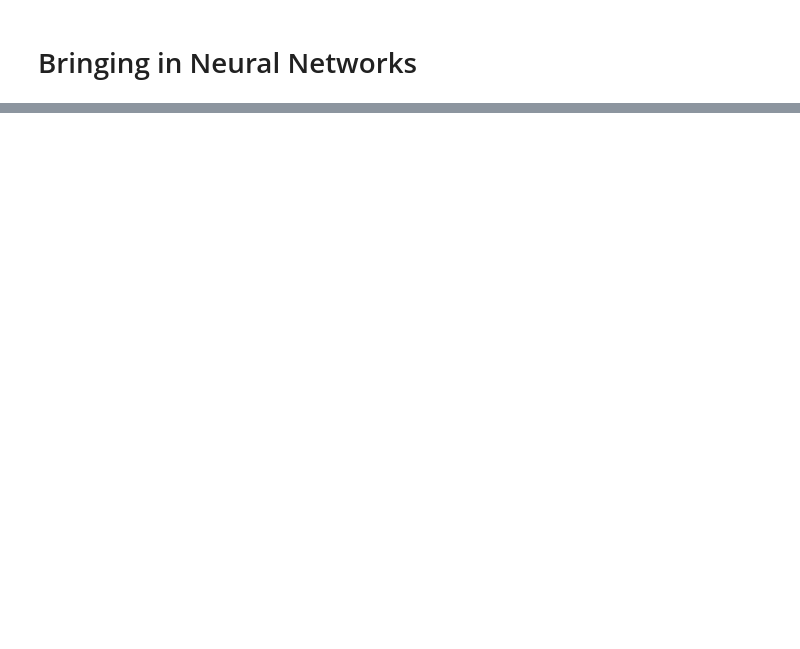
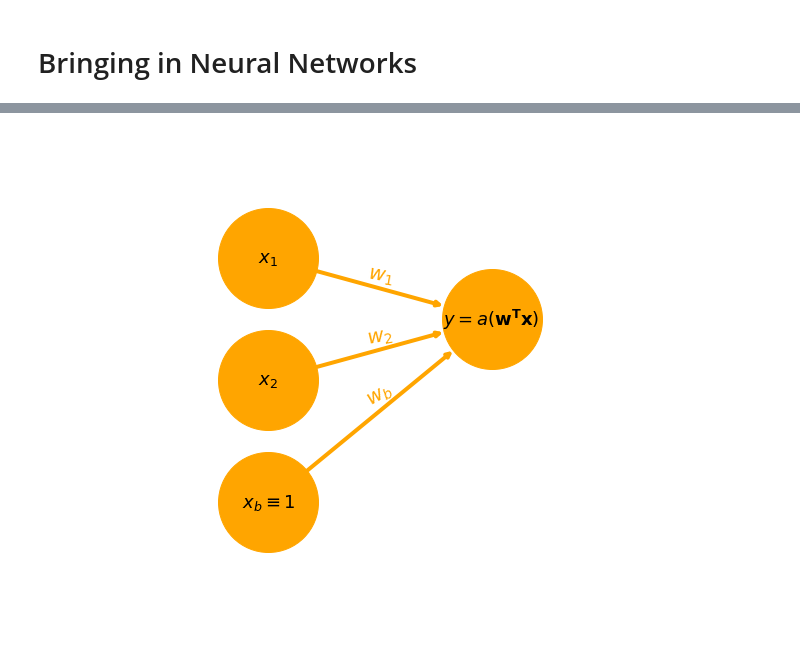
Before and after one commit to johndah/Intro-to-Machine-Learning, a Jupyter notebook: neural_networks_intro.ipynb, the cells around one changed output, grey strips where cells are left out. Cells and saved outputs as stored; diff of their text form; code cells hidden in the pictures; blank space fills up the shorter version.

```diff
--- a/neural_networks_intro.ipynb
+++ b/neural_networks_intro.ipynb
@@ -427,3 +401,56 @@ Latex('''
+# %%
+import pandas as pd
+import networkx as nx
+import matplotlib.pyplot as plt
+
+plt.figure(figsize=(12, 9))
+
+input_neurons = [r'$x_1$', r'$x_2$', r'$x_b \equiv1$']
+output_neurons = [r'$y = a(\mathbf{w^T x})$']*len(input_neurons)
+
+df = pd.DataFrame({'input_neurons': input_neurons,
+                   'output_neurons': output_neurons})
+
+pos = {input_neurons[0]: (1, 3),
+       input_neurons[1]: (1, 2),
+       input_neurons[2]: (1, 1),
+       output_neurons[0]: (2, 2.5)}
+
+labels = dict(zip(pos.keys(), pos.keys()))
+
+G = nx.from_pandas_edgelist(df,
+                            'input_neurons',
+                            'output_neurons',
+                            create_using=nx.DiGraph())
+
+nodes = nx.draw_networkx_nodes(G, pos,
+                               nodelist=G.nodes,
+                               node_size=1.e4,
+                               node_shape='o',
+                               node_color='orange',
+                               alpha=1.)
+nx.draw_networkx_labels(G, pos, labels, font_size=18)
+
+edges = nx.draw_networkx_edges(G, pos, node_size=1.e4,
+                               arrowstyle='->',
+                               edge_color='orange',
+                               width=4)
+
+nx.draw_networkx_edge_labels(G, pos, bbox=dict(facecolor='none', edgecolor='none'),
+                             font_size=20,
+                             font_color='orange',
+                             verticalalignment='bottom',
+                             edge_labels={(input_neurons[0], output_neurons[0]): r'$w_1$',
+                                          (input_neurons[1], output_neurons[1]): r'$w_2$',
+                                          (input_neurons[2], output_neurons[2]): r'$w_b$'})
+
+plt.xlim(0, 3)
+plt.ylim(0, 4)
+
+plt.axis('off')
+plt.show()
+# %% [output]
+[figure, added]
 # %%
 np.random.seed(0)
 normal =  np.random.rand(2)
```
Also changed, not shown: parts of 12 cells of this notebook.
